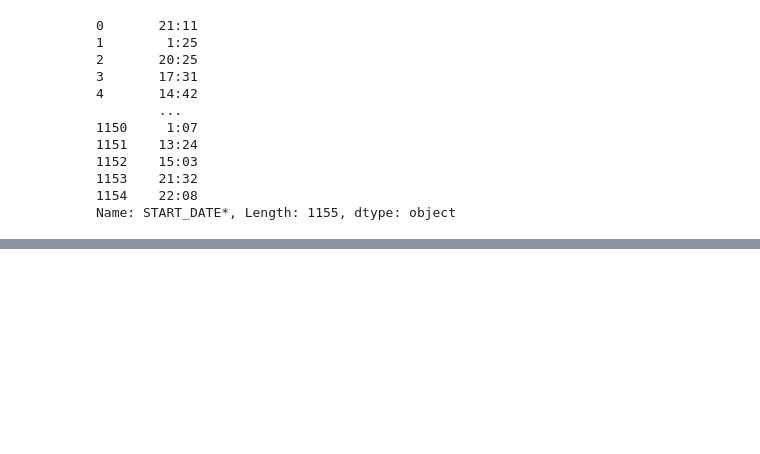
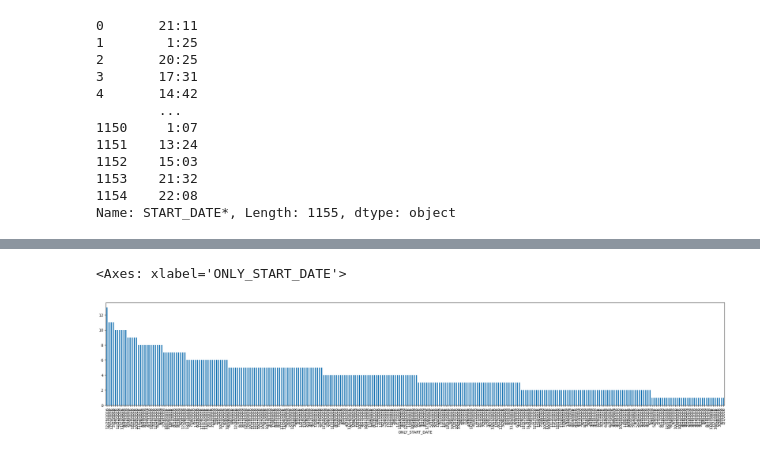
Before and after one commit to gtksolutionstraining/CodinGrad-FDS-3, a Jupyter notebook: Uber Analysis.ipynb, the cells around one changed output, grey strips where cells are left out. Cells and saved outputs as stored; diff of their text form; code cells hidden in the pictures; blank space fills up the shorter version.

Commit message:
Uber Analysis Added

```diff
--- a/Uber Analysis.ipynb
+++ b/Uber Analysis.ipynb
@@ -336,0 +354,5 @@ uber_data
+# %%
+uber_data['ONLY_START_DATE'].value_counts().plot.bar(figsize=(30,5))
+# %% [output]
+<Axes: xlabel='ONLY_START_DATE'>
+[figure, added]
```
Also changed, not shown: parts of 6 cells of this notebook.
